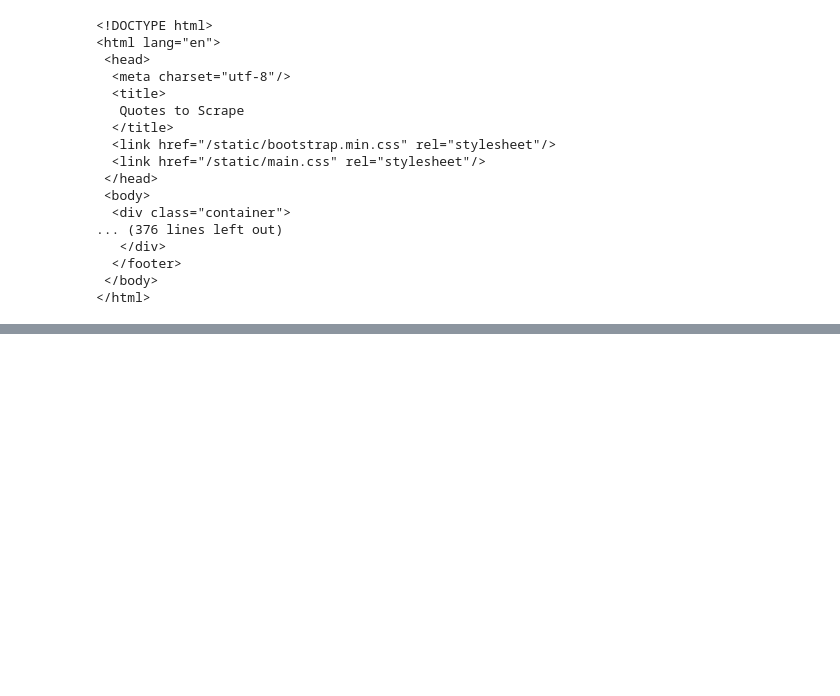
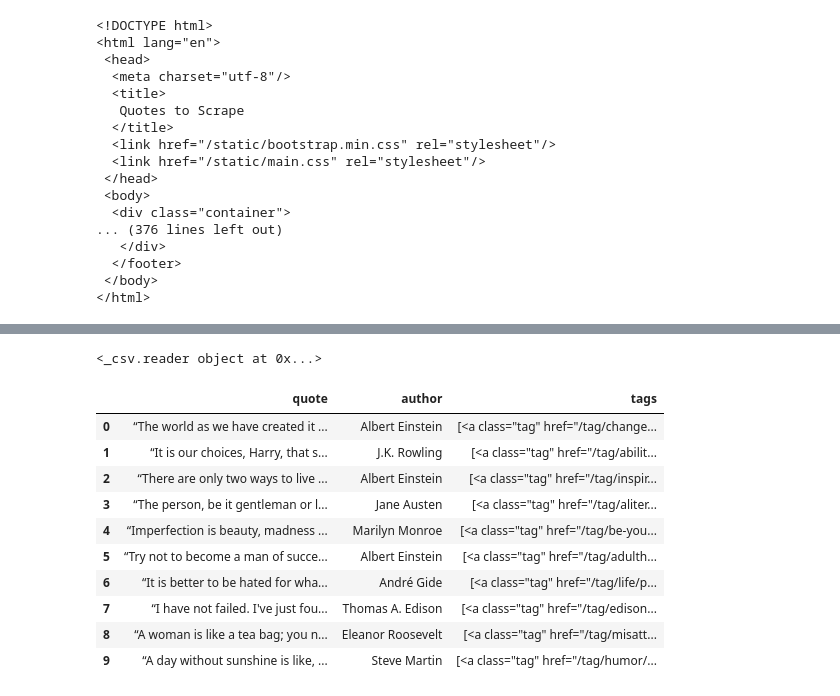
Before and after one commit to Mkraj0117/unmasangerassignment, a Jupyter notebook: Assignment_1_web_scraping.ipynb, the cells around one changed output, grey strips where cells are left out. Cells and saved outputs as stored; diff of their text form; code cells hidden in the pictures; blank space fills up the shorter version.

```diff
--- a/Assignment_1_web_scraping.ipynb
+++ b/Assignment_1_web_scraping.ipynb
@@ -98,0 +134,20 @@ print(df.head())
+# %%
+df = pd.read_csv(r'D:\unmasangerassignment\quotes.csv')
+data = csv.reader(data)
+print(data)
+# %% [output]
+<_csv.reader object at 0x...>
+# %%
+df.head(10)
+# %% [output]
+|  | quote | author | tags |
+| 0 | “The world as we have created it ... | Albert Einstein | [<a class="tag" href="/tag/change... |
+| 1 | “It is our choices, Harry, that s... | J.K. Rowling | [<a class="tag" href="/tag/abilit... |
+| 2 | “There are only two ways to live ... | Albert Einstein | [<a class="tag" href="/tag/inspir... |
+| 3 | “The person, be it gentleman or l... | Jane Austen | [<a class="tag" href="/tag/aliter... |
+| 4 | “Imperfection is beauty, madness ... | Marilyn Monroe | [<a class="tag" href="/tag/be-you... |
+| 5 | “Try not to become a man of succe... | Albert Einstein | [<a class="tag" href="/tag/adulth... |
+| 6 | “It is better to be hated for wha... | André Gide | [<a class="tag" href="/tag/life/p... |
+| 7 | “I have not failed. I've just fou... | Thomas A. Edison | [<a class="tag" href="/tag/edison... |
+| 8 | “A woman is like a tea bag; you n... | Eleanor Roosevelt | [<a class="tag" href="/tag/misatt... |
+| 9 | “A day without sunshine is like, ... | Steve Martin | [<a class="tag" href="/tag/humor/... |
```
Also changed, not shown: parts of 10 cells of this notebook, 1 other file.
